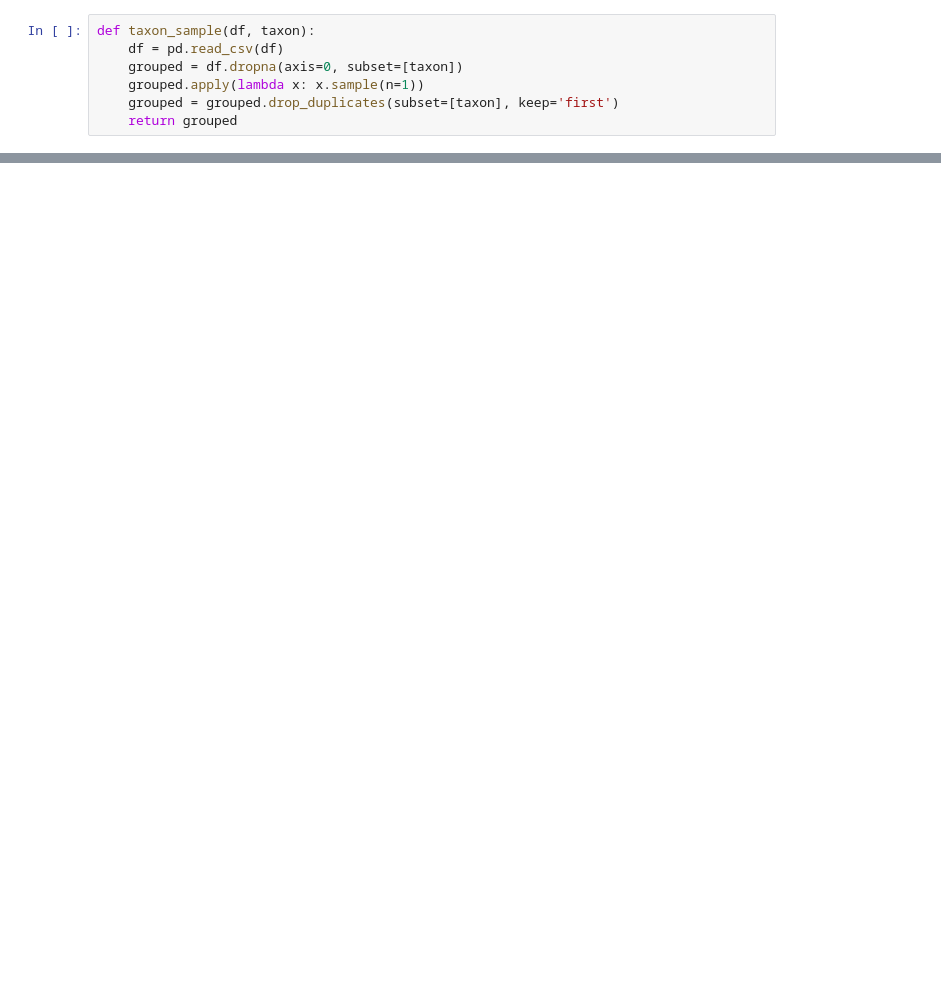
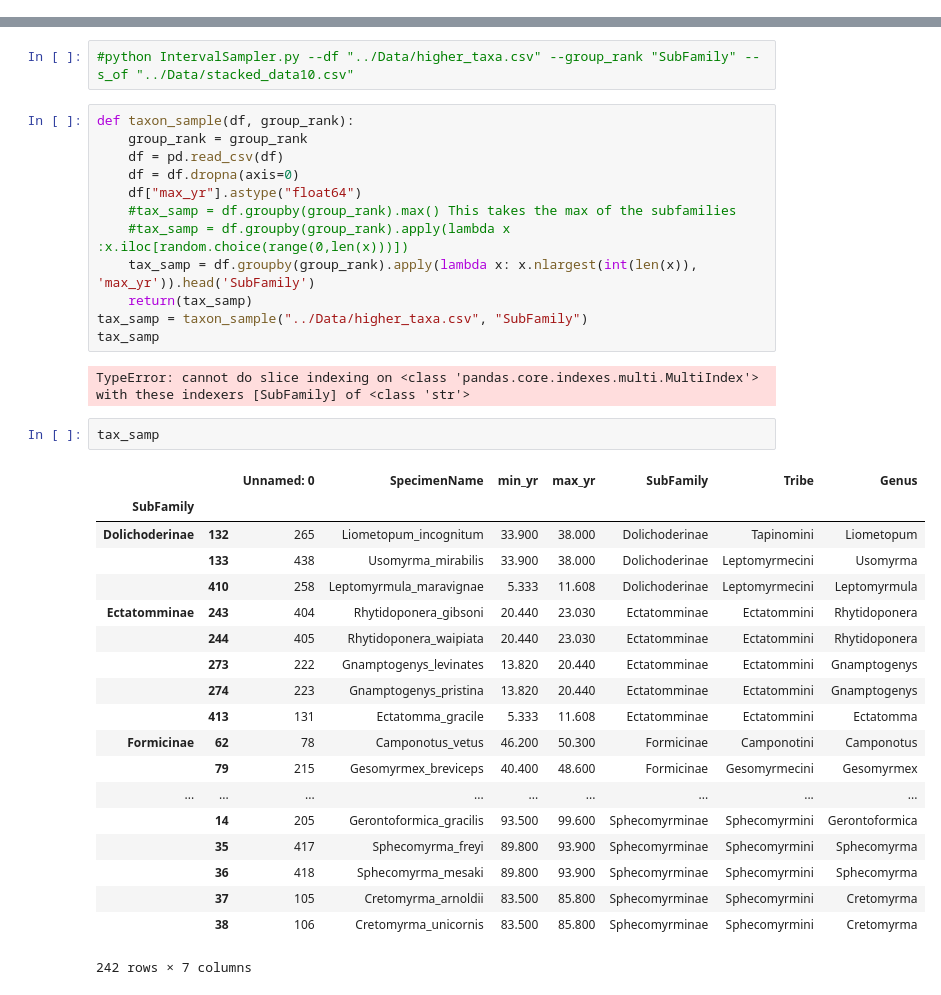
Before and after one commit to Paleantology/FossilDates, a Jupyter notebook: codeNotebooks/grouping_highertaxa.ipynb, the cells around one changed output, grey strips where cells are left out. Drawn from its saved outputs; the diff is of its cells as text; blank space fills up the shorter version.

```diff
--- a/codeNotebooks/grouping_highertaxa.ipynb
+++ b/codeNotebooks/grouping_highertaxa.ipynb
@@ -4,8 +5 @@ import numpy as np
 import dendropy
-# %%
-def taxon_sample(df, taxon):
-    df = pd.read_csv(df)
-    grouped = df.dropna(axis=0, subset=[taxon])
-    grouped.apply(lambda x: x.sample(n=1))
-    grouped = grouped.drop_duplicates(subset=[taxon], keep='first')
-    return grouped
@@ -61,0 +48,38 @@ foss_int(sample, morph_temp)
+# %%
+#python IntervalSampler.py --df "../Data/higher_taxa.csv" --group_rank "SubFamily" --s_of "../Data/stacked_data10.csv"
+# %%
+def taxon_sample(df, group_rank):
+    group_rank = group_rank
+    df = pd.read_csv(df)
+    df = df.dropna(axis=0)
+    df["max_yr"].astype("float64")
+    #tax_samp = df.groupby(group_rank).max() This takes the max of the subfamilies
+    #tax_samp = df.groupby(group_rank).apply(lambda x :x.iloc[random.choice(range(0,len(x)))])
+    tax_samp = df.groupby(group_rank).apply(lambda x: x.nlargest(int(len(x)), 'max_yr')).head('SubFamily')
+    return(tax_samp)
+tax_samp = taxon_sample("../Data/higher_taxa.csv", "SubFamily")
+tax_samp
+# %% [output]
+TypeError: cannot do slice indexing on <class 'pandas.core.indexes.multi.MultiIndex'> with these indexers [SubFamily] of <class 'str'>
+# %%
+tax_samp
+# %% [output]
+|  |  | Unnamed: 0 | SpecimenName | min_yr | max_yr | SubFamily | Tribe | Genus |
+| SubFamily |  |  |  |  |  |  |  |  |
+| Dolichoderinae | 132 | 265 | Liometopum_incognitum | 33.900 | 38.000 | Dolichoderinae | Tapinomini | Liometopum |
+|  | 133 | 438 | Usomyrma_mirabilis | 33.900 | 38.000 | Dolichoderinae | Leptomyrmecini | Usomyrma |
+|  | 410 | 258 | Leptomyrmula_maravignae | 5.333 | 11.608 | Dolichoderinae | Leptomyrmecini | Leptomyrmula |
+| Ectatomminae | 243 | 404 | Rhytidoponera_gibsoni | 20.440 | 23.030 | Ectatomminae | Ectatommini | Rhytidoponera |
+|  | 244 | 405 | Rhytidoponera_waipiata | 20.440 | 23.030 | Ectatomminae | Ectatommini | Rhytidoponera |
+|  | 273 | 222 | Gnamptogenys_levinates | 13.820 | 20.440 | Ectatomminae | Ectatommini | Gnamptogenys |
+|  | 274 | 223 | Gnamptogenys_pristina | 13.820 | 20.440 | Ectatomminae | Ectatommini | Gnamptogenys |
+|  | 413 | 131 | Ectatomma_gracile | 5.333 | 11.608 | Ectatomminae | Ectatommini | Ectatomma |
+| Formicinae | 62 | 78 | Camponotus_vetus | 46.200 | 50.300 | Formicinae | Camponotini | Camponotus |
+|  | 79 | 215 | Gesomyrmex_breviceps | 40.400 | 48.600 | Formicinae | Gesomyrmecini | Gesomyrmex |
+| ... | ... | ... | ... | ... | ... | ... | ... | ... |
+|  | 14 | 205 | Gerontoformica_gracilis | 93.500 | 99.600 | Sphecomyrminae | Sphecomyrmini | Gerontoformica |
+|  | 35 | 417 | Sphecomyrma_freyi | 89.800 | 93.900 | Sphecomyrminae | Sphecomyrmini | Sphecomyrma |
+|  | 36 | 418 | Sphecomyrma_mesaki | 89.800 | 93.900 | Sphecomyrminae | Sphecomyrmini | Sphecomyrma |
+|  | 37 | 105 | Cretomyrma_arnoldii | 83.500 | 85.800 | Sphecomyrminae | Sphecomyrmini | Cretomyrma |
+|  | 38 | 106 | Cretomyrma_unicornis | 83.500 | 85.800 | Sphecomyrminae | Sphecomyrmini | Cretomyrma |
+242 rows × 7 columns
```
Also changed, not shown: parts of 5 cells of this notebook.
